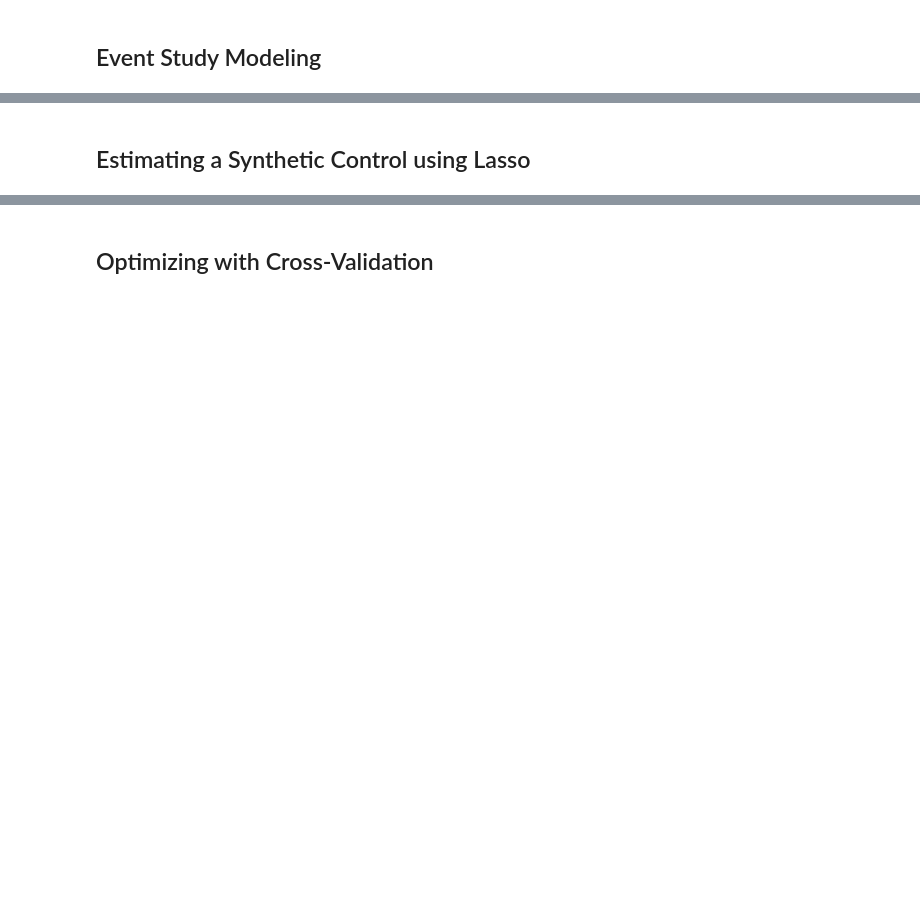
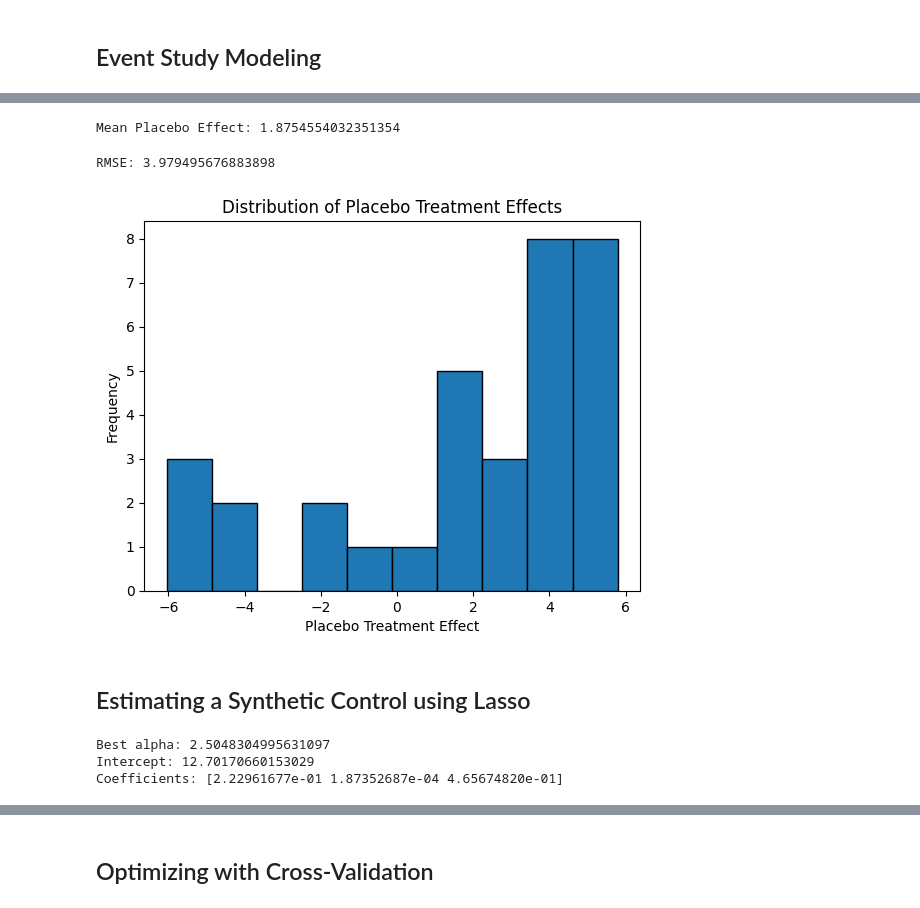
Before and after one commit to gperrin12/causal-super-bowl, a Jupyter notebook: nerdwallet_project-students.ipynb, the cells around one changed output, grey strips where cells are left out. Cells and saved outputs as stored; diff of their text form; code cells hidden in the pictures; blank space fills up the shorter version.

```diff
--- a/nerdwallet_project-students.ipynb
+++ b/nerdwallet_project-students.ipynb
@@ -143,0 +255,21 @@ Text(0, 0.5, 'Search Interest (0-100)')
+# %%
+preperiod_length = 60
+postperiod_length = 7
+
+days_that_can_be_shifted = (event_date - df['date'].min()).days - preperiod_length
+print(days_that_can_be_shifted)
+
+placebo_treatment_effects_list = []
+
+for date_index in range(postperiod_length+1, days_that_can_be_shifted):
+    event_date_placebo = event_date - pd.Timedelta(days=date_index)
+    model_start_date_placebo = event_date_placebo - pd.Timedelta(days=preperiod_length)
+    model_end_date_placebo = event_date_placebo + pd.Timedelta(days=postperiod_length)
+
+    subset = df[(df['date']>=model_start_date_placebo) & (df['date']<model_end_date_placebo)]
+    subset['post'] = np.where(subset['date']>=event_date_placebo, 1, 0)
+
+    formula = 'nerdwallet ~ credit_card_points + travel_credit_card + best_savings_account + post'
+    model = smf.ols(formula=formula, data=subset).fit()
+
+    placebo_treatment_effects_list.append(model.params['post'])
@@ -144,2 +295,19 @@ Text(0, 0.5, 'Search Interest (0-100)')
+# %%
+print(f"Mean Placebo Effect: {np.mean(placebo_treatment_effects_list)}")
+# %% [output]
+Mean Placebo Effect: 1.8754554032351354
+# %%
+rmse = (np.mean(np.square(placebo_treatment_effects_list)))**0.5
+print(f"RMSE: {rmse}")
+# %% [output]
+RMSE: 3.979495676883898
+# %%
+plt.hist(placebo_treatment_effects_list, bins=10, edgecolor='black')
+plt.xlabel('Placebo Treatment Effect')
+plt.ylabel('Frequency')
+plt.title('Distribution of Placebo Treatment Effects')
+plt.show()
+# %% [output]
+[figure, added]
 # %% [markdown]
 ## Estimating a Synthetic Control using Lasso
@@ -147,0 +314,22 @@ Text(0, 0.5, 'Search Interest (0-100)')
+# %%
+treated_term = "nerdwallet"
+control_terms = ['credit_card_points', 'travel_credit_card', 'best_savings_account']
+
+preperiod = df[df['date']<event_date]
+
+# Initialize Lasso model with a regularization parameter (in the future, you may want to tune this parameter)
+lasso_model = LassoCV(cv=5, random_state=42)
+
+# TO-DO: Fit the lasso model, save and print the coefficients
+lasso_model.fit(preperiod[control_terms], preperiod[treated_term])
+lasso_coefficients = lasso_model.coef_
+lasso_intercept = lasso_model.intercept_
+lasso_alpha = lasso_model.alpha_
+
+print("Best alpha:", lasso_alpha)
+print("Intercept:", lasso_intercept)
+print("Coefficients:", lasso_coefficients)
+# %% [output]
+Best alpha: 2.5048304995631097
+Intercept: 12.70170660153029
+Coefficients: [2.22961677e-01 1.87352687e-04 4.65674820e-01]
```
Also changed, not shown: parts of 34 cells of this notebook.
